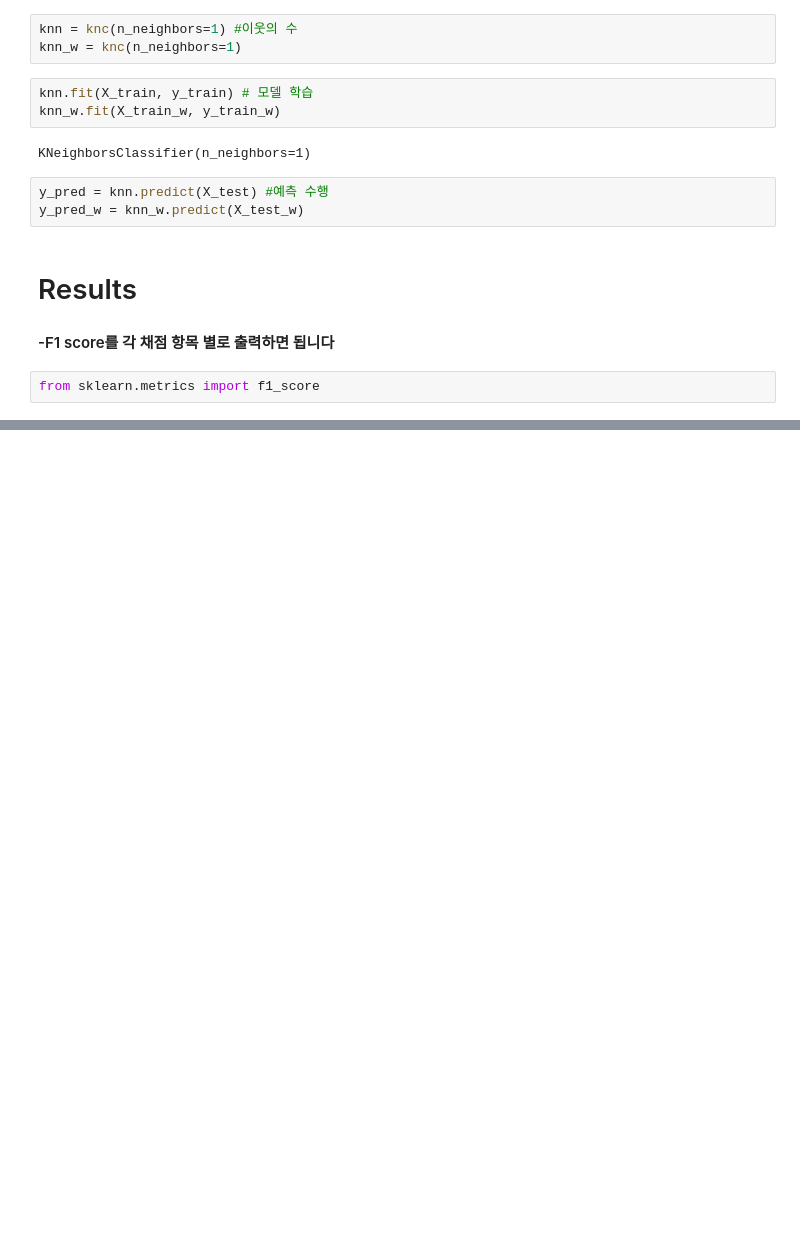
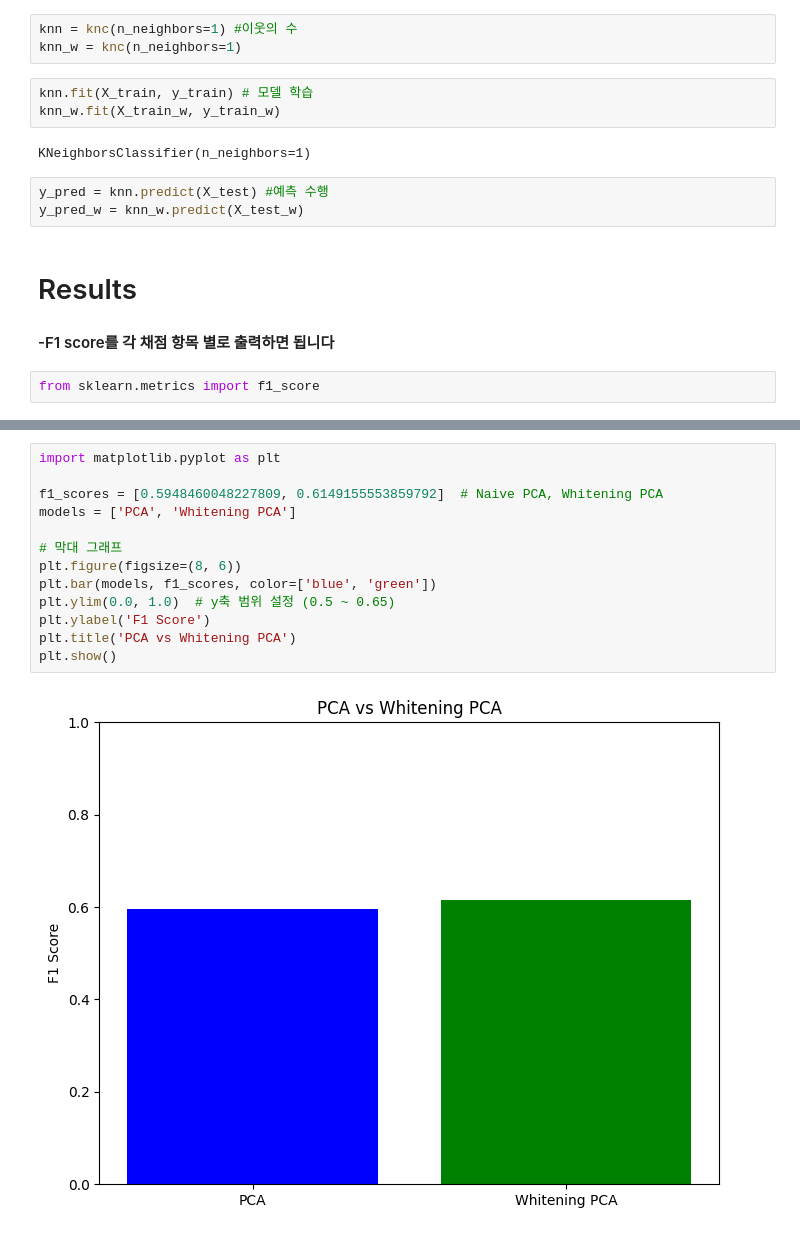
Before and after one commit to narim08/Artificial-Intelligence, a Jupyter notebook: 2022202065_AI_project_1.ipynb, the cells around one changed output, grey strips where cells are left out. Drawn from its saved outputs; the diff is of its cells as text; blank space fills up the shorter version.

```diff
--- a/2022202065_AI_project_1.ipynb
+++ b/2022202065_AI_project_1.ipynb
@@ -151,0 +153,15 @@ Whitening PCA: 0.6108453381029558
+# %%
+import matplotlib.pyplot as plt
+
+f1_scores = [0.5948460048227809, 0.6149155553859792]  # Naive PCA, Whitening PCA
+models = ['PCA', 'Whitening PCA']
+
+# 막대 그래프
+plt.figure(figsize=(8, 6))
+plt.bar(models, f1_scores, color=['blue', 'green'])
+plt.ylim(0.0, 1.0)  # y축 범위 설정 (0.5 ~ 0.65)
+plt.ylabel('F1 Score')
+plt.title('PCA vs Whitening PCA')
+plt.show()
+# %% [output]
+[figure, added]
```
Also changed, not shown: parts of 3 cells of this notebook.
